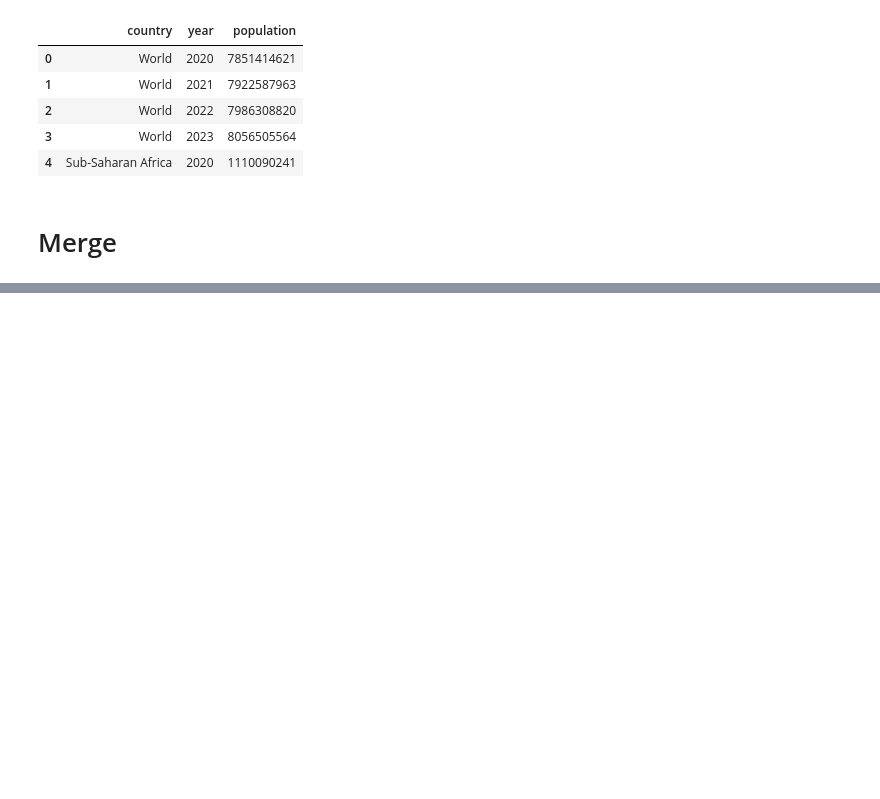
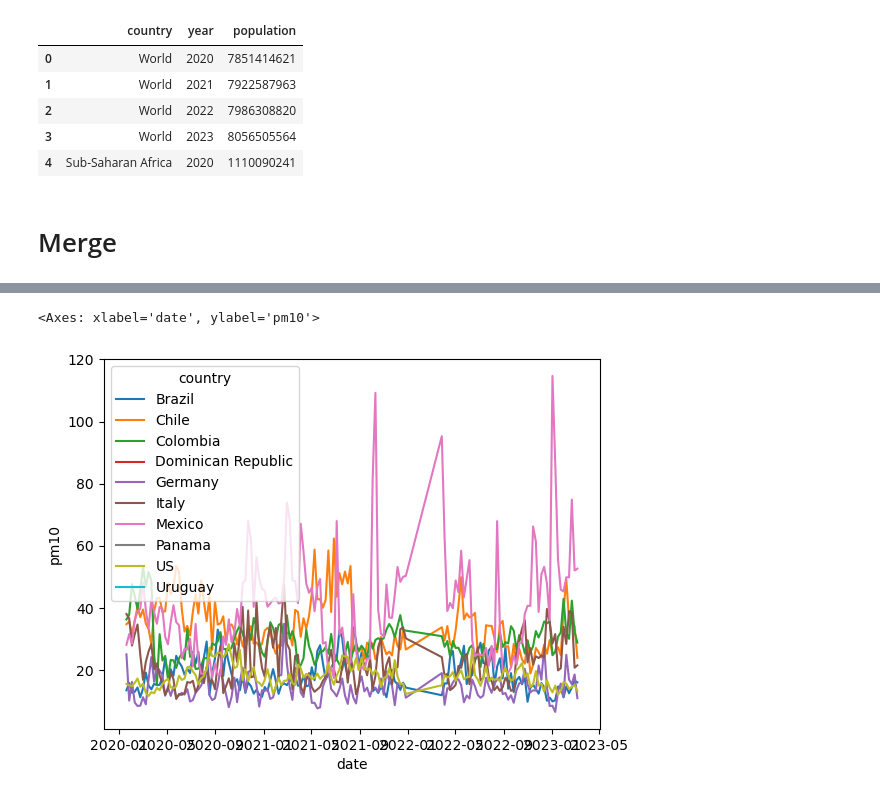
Before and after one commit to danielgvb/thesis, a Jupyter notebook: Data/xx_merging_steps.ipynb, the cells around one changed output, grey strips where cells are left out. Cells and saved outputs as stored; diff of their text form; code cells hidden in the pictures; blank space fills up the shorter version.

```diff
--- a/Data/xx_merging_steps.ipynb
+++ b/Data/xx_merging_steps.ipynb
@@ -246,0 +243,16 @@ df_merge0.head()
+# %%
+# fill nans in df_merge0 interpolating
+# Sort by country and date to ensure proper interpolation
+df_merge0 = df_merge0.sort_values(by=['country', 'date'])
+
+# List of pollutant columns to interpolate
+pollutant_cols = ['co', 'no2', 'o3', 'pm10', 'pm25', 'so2']
+
+# Interpolate NaNs within each country
+df_merge0[pollutant_cols] = df_merge0.groupby('country')[pollutant_cols].transform(lambda x: x.interpolate(method='linear'))
+
+# Fill any remaining NaNs using forward-fill and backward-fill within each country
+df_merge0[pollutant_cols] = df_merge0.groupby('country')[pollutant_cols].transform(lambda x: x.fillna(method='ffill').fillna(method='bfill'))
+
+# Check if any NaNs remain
+print(df_merge0[pollutant_cols].isna().sum())
@@ -246,0 +267,5 @@ df_merge0.head()
+# %%
+sns.lineplot(data=df_merge0, x='date', y='pm10', hue='country')
+# %% [output]
+<Axes: xlabel='date', ylabel='pm10'>
+[figure, added]
```
Also changed, not shown: parts of 39 cells of this notebook, 1 other file.
